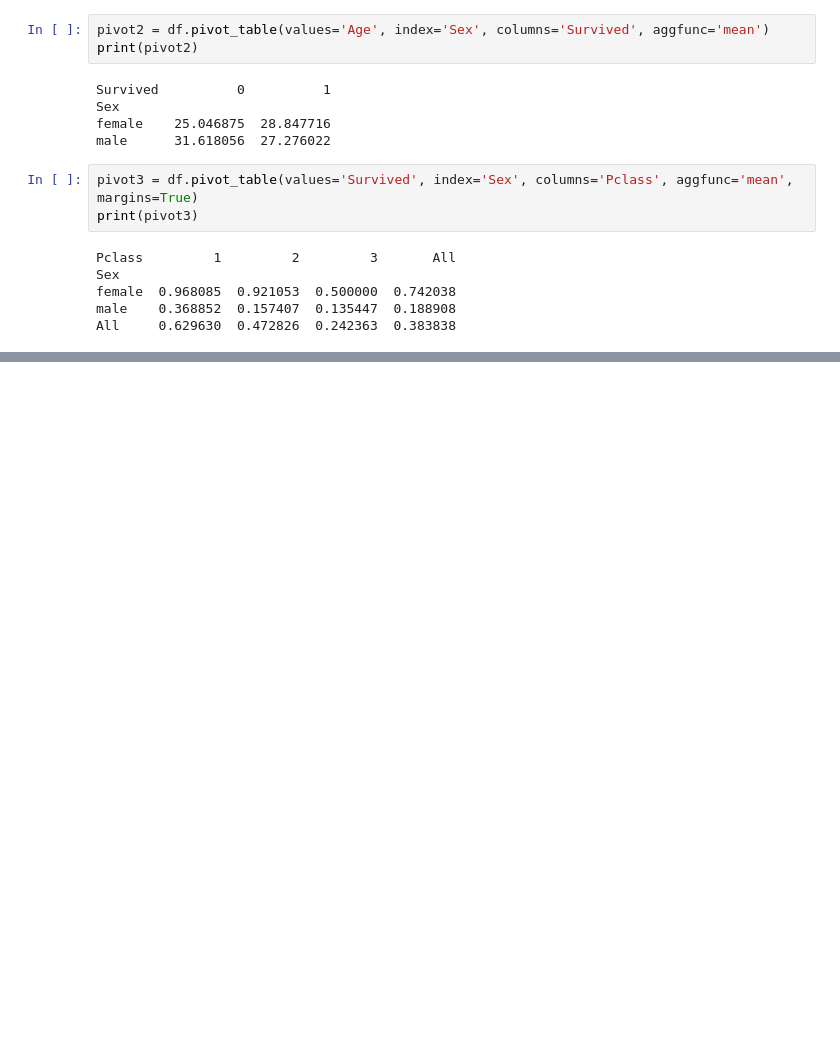
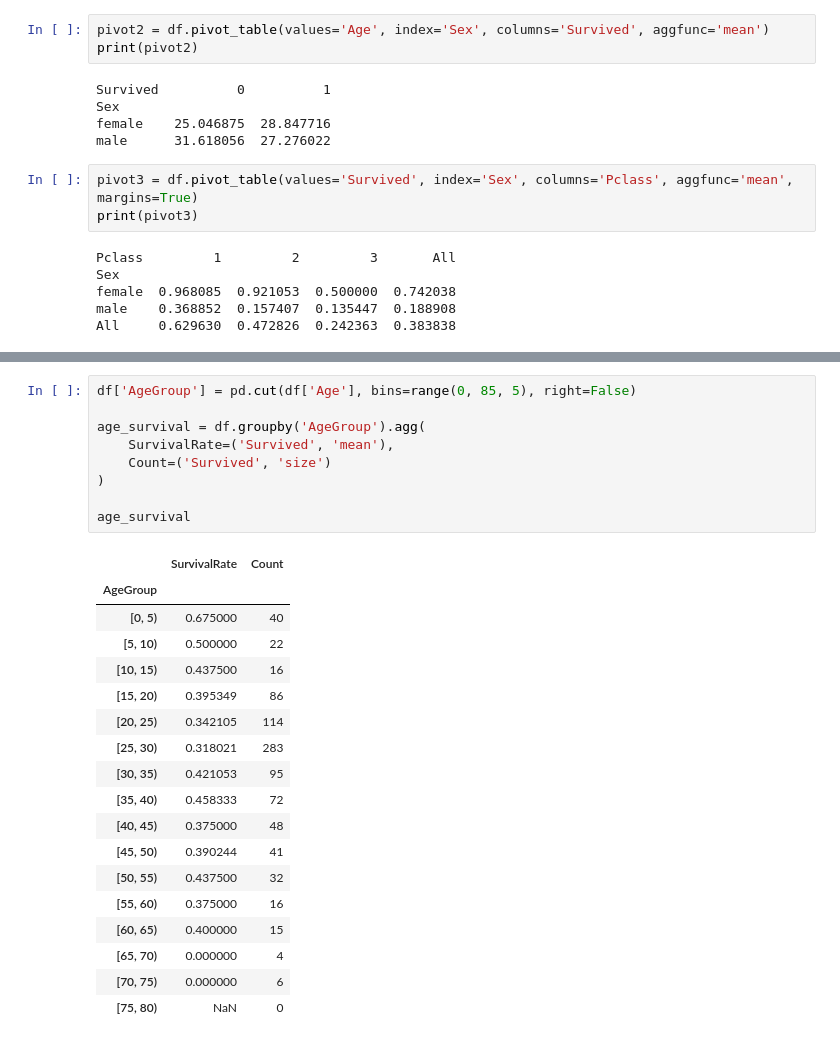
Before and after one commit to Solace-hub/Lorenzo-Esercizi, a Jupyter notebook: Corso Python e Machine Learning/19 Novembre/Esercizio 2 19-11.ipynb, the cells around one changed output, grey strips where cells are left out. Cells and saved outputs as stored; diff of their text form; blank space fills up the shorter version.

```diff
--- a/Corso Python e Machine Learning/19 Novembre/Esercizio 2 19-11.ipynb
+++ b/Corso Python e Machine Learning/19 Novembre/Esercizio 2 19-11.ipynb
@@ -141,0 +194,28 @@ All     0.629630  0.472826  0.242363  0.383838
+# %%
+df['AgeGroup'] = pd.cut(df['Age'], bins=range(0, 85, 5), right=False)
+
+age_survival = df.groupby('AgeGroup').agg(
+    SurvivalRate=('Survived', 'mean'),
+    Count=('Survived', 'size')
+)
+
+age_survival
+# %% [output]
+|  | SurvivalRate | Count |
+| AgeGroup |  |  |
+| [0, 5) | 0.675000 | 40 |
+| [5, 10) | 0.500000 | 22 |
+| [10, 15) | 0.437500 | 16 |
+| [15, 20) | 0.395349 | 86 |
+| [20, 25) | 0.342105 | 114 |
+| [25, 30) | 0.318021 | 283 |
+| [30, 35) | 0.421053 | 95 |
+| [35, 40) | 0.458333 | 72 |
+| [40, 45) | 0.375000 | 48 |
+| [45, 50) | 0.390244 | 41 |
+| [50, 55) | 0.437500 | 32 |
+| [55, 60) | 0.375000 | 16 |
+| [60, 65) | 0.400000 | 15 |
+| [65, 70) | 0.000000 | 4 |
+| [70, 75) | 0.000000 | 6 |
+| [75, 80) | NaN | 0 |
```
Also changed, not shown: parts of 6 cells of this notebook, 2 other files.
